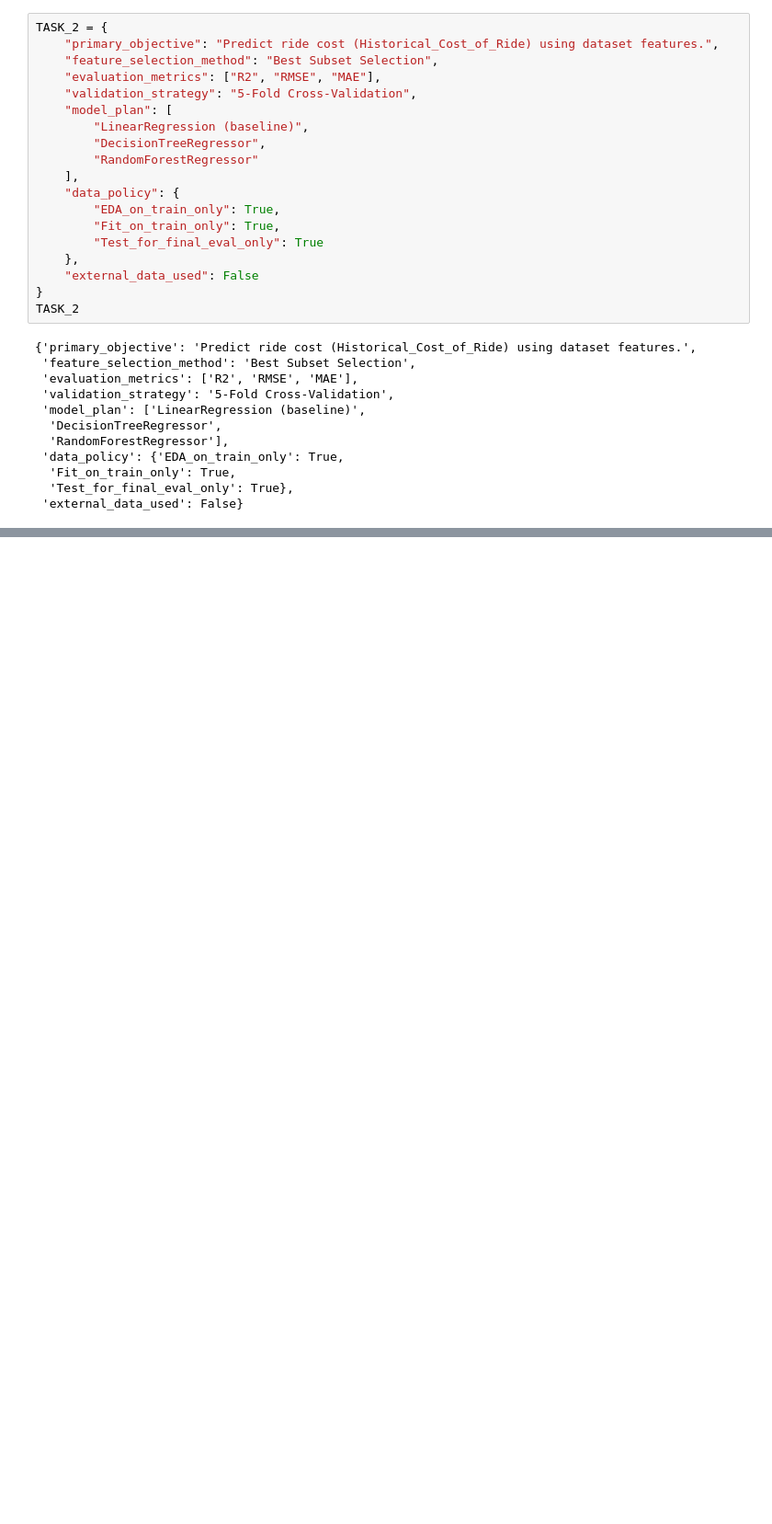
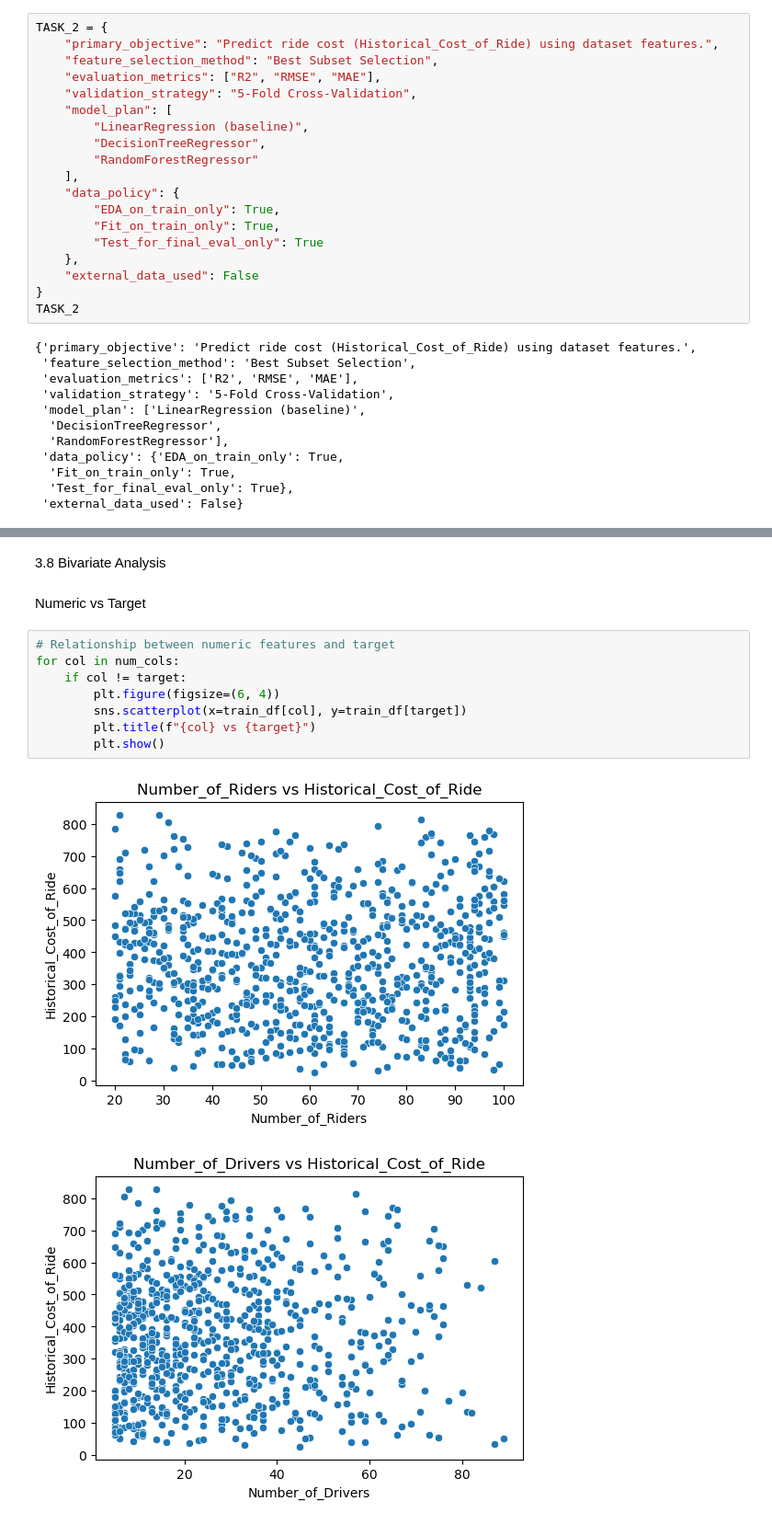
Before and after one commit to ashokaw/Dynamic_pricing, a Jupyter notebook: Interim_diss.ipynb, the cells around one changed output, grey strips where cells are left out. Shown at 92% size. Saved outputs shown, nothing was run; the diff lists cells and outputs as text; blank space fills up the shorter version.

```diff
--- a/Interim_diss.ipynb
+++ b/Interim_diss.ipynb
@@ -397,0 +392,15 @@ Step 3.8 – Bivariate Analysis (Feature Relationships)
+# %% [markdown]
+3.8 Bivariate Analysis
+# %% [markdown]
+Numeric vs Target
+# %%
+# Relationship between numeric features and target
+for col in num_cols:
+    if col != target:
+        plt.figure(figsize=(6, 4))
+        sns.scatterplot(x=train_df[col], y=train_df[target])
+        plt.title(f"{col} vs {target}")
+        plt.show()
+# %% [output]
+[figure, added]
+[figure, added]
```
Also changed, not shown: parts of 37 cells of this notebook.
